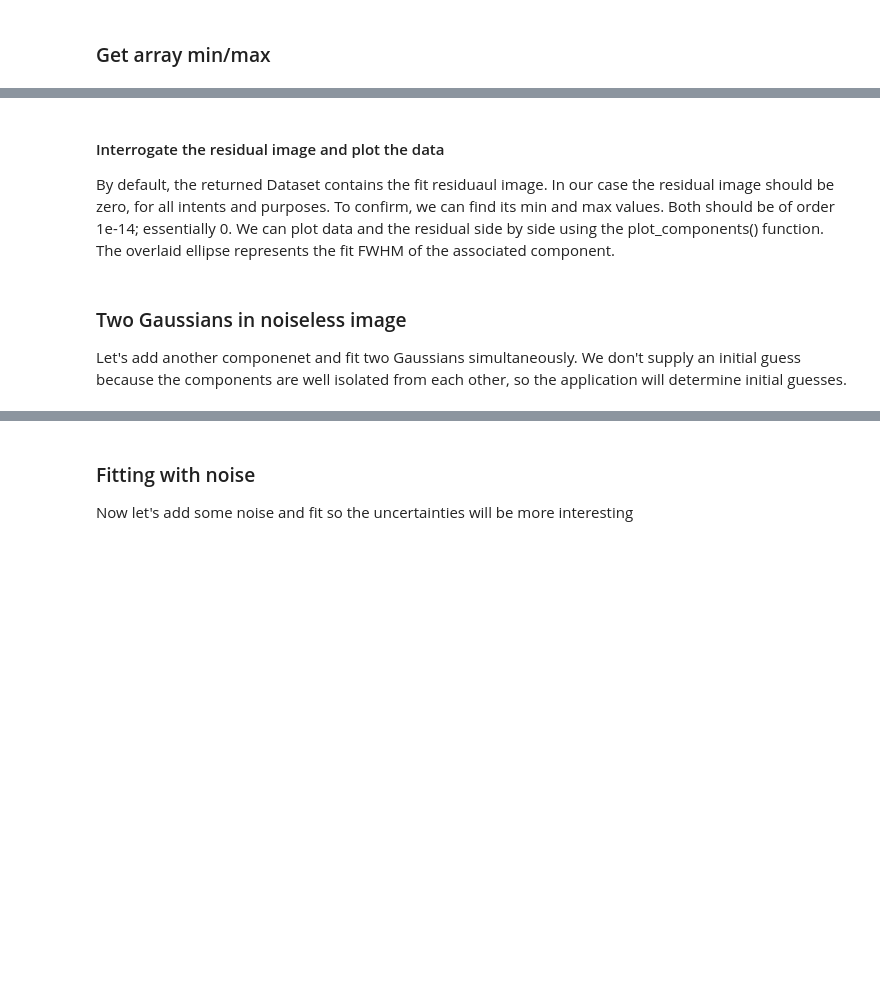
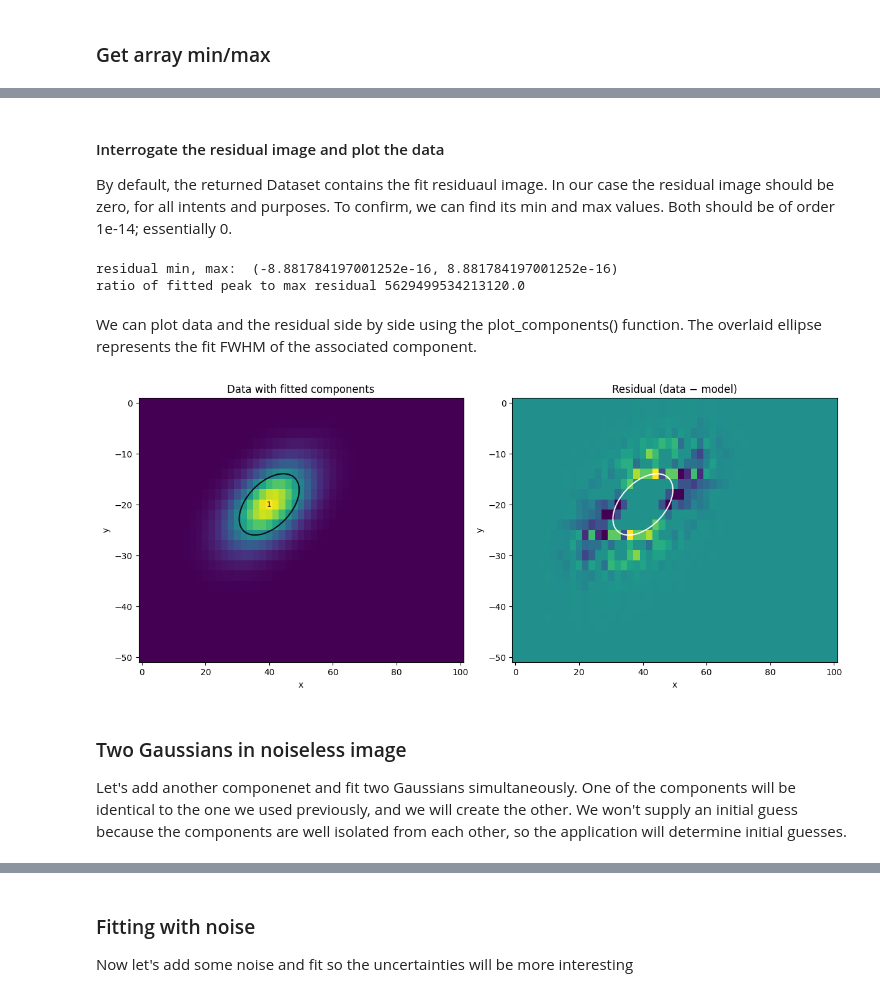
Before and after one commit to casangi/astroviper, a Jupyter notebook: docs/multi_gaussian2d_fit.ipynb, the cells around one changed output, grey strips where cells are left out. Drawn from its saved outputs; the diff is of its cells as text; code cells hidden in the pictures; blank space fills up the shorter version.

```diff
--- a/docs/multi_gaussian2d_fit.ipynb
+++ b/docs/multi_gaussian2d_fit.ipynb
@@ -222,3 +251,25 @@ print(f"[{', '.join(v_str)}] +/- [{', '.join(e_str)}]")
+# %%
+def summarize_fit(model, solution):
+    nplanes = solution.sizes["z"] if "z" in solution.dims else 1
+    print("FIT RESULTS")
+    for plane in range(nplanes):
+        if nplanes > 1:
+            print("Plane: ", plane)
+            print("the model we are fitting is", model[plane])
+        else:
+            print("the model we are fitting is", model[plane])
+        for p in (
+            "amplitude", "x0_world", "y0_world", "fwhm_major_world", "fwhm_minor_world",
+            "theta_world_math"
+        ):
+            v_str, e_str = round_for_display(solution[p], solution[p+"_err"], sig=1, as_string=True)
+            if nplanes > 1:
+                v_str = v_str[plane]
+                e_str = e_str[plane]
+            if len(model) == 1:
+                print(f"{p}: {v_str[0]} +/- {e_str[0]}")
+            else:
+                print(f"{p}: [{', '.join(v_str)}] +/- [{', '.join(e_str)}]")
 # %% [markdown]
 ## Getting your feet wet. Just supplying the data and the number of desired components to be fit.
 
@@ -276,0 +366,3 @@ fit_1g
+# %%
+fit_1g = fit_multi_gaussian2d(data_1g, n_components=1)
+summarize_fit(comp_1g, fit_1g)
@@ -280,5 +403,4 @@ fit_1g
 By default, the returned Dataset contains the fit residuaul image. In our case
 the residual image should be zero, for all intents and purposes. To confirm,
 we can find its min and max values. Both should be of order 1e-14; essentially
-0. We can plot data and the residual side by side using the plot_components()
-function. The overlaid ellipse represents the fit FWHM of the associated component.
+0.
@@ -292,7 +407,23 @@ plot_components(
+# %%
+mm =  minmax(fit_1g['residual'])
+print("residual min, max: ", mm)
+print("ratio of fitted peak to max residual", fit_1g['peak'].item()/np.max(np.abs(mm)))
+# %% [output]
+residual min, max:  (-8.881784197001252e-16, 8.881784197001252e-16)
+ratio of fitted peak to max residual 5629499534213120.0
+# %% [markdown]
+We can plot data and the residual side by side using the plot_components() function. The overlaid ellipse represents the fit FWHM of the associated component.
+# %%
+capture = plot_components(
+    data_1g.sel(x=slice(0, 100), y=slice(-50,0)), fit_1g, dims=("x", "y"),
+    show_residual=True, fwhm=True
+)
+# %% [output]
+[figure, added]
 # %% [markdown]
 ### Two Gaussians in noiseless image
 
-Let's add another componenet and fit two Gaussians simultaneously. We don't supply an
+Let's add another componenet and fit two Gaussians simultaneously. One of the components will be identical to the one we used previously, and we will create the other. We won't supply an
 initial guess because the components are well isolated from each other, so the application will determine initial guesses.
 # %%
 comp_2g = comp_1g.copy()
```
Also changed, not shown: parts of 103 cells of this notebook, 4 other files.
